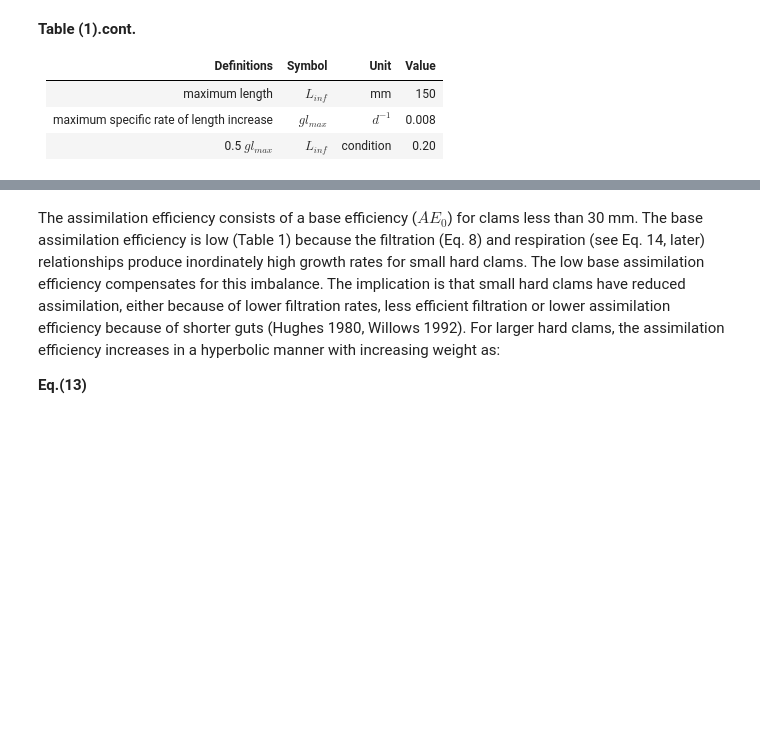
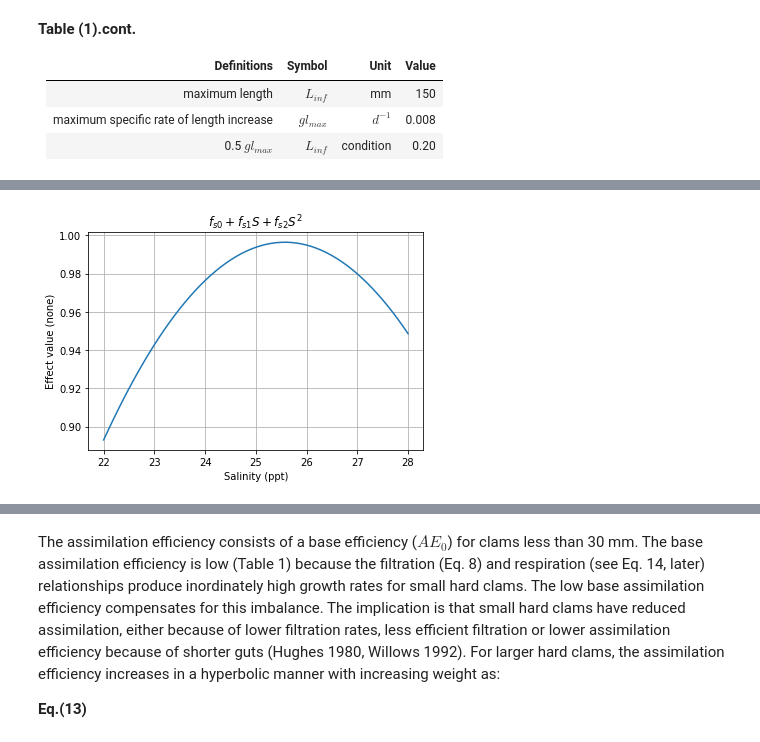
Before and after one commit to dlxiii/pdmc, a Jupyter notebook: paper_note.ipynb, the cells around one changed output, grey strips where cells are left out. Drawn from its saved outputs; the diff is of its cells as text; code cells hidden in the pictures; blank space fills up the shorter version.

```diff
--- a/paper_note.ipynb
+++ b/paper_note.ipynb
@@ -292,0 +224,14 @@ where filtration rate ($FR$) is obtained from Eq. (11) and the weight-dependent
+# %%
+f_s0 = -4.302            # none
+f_s1 =  0.4144           # ppt^{-1}
+f_s2 = -8.1027*10**(-3)  # ppt^{-2}
+salin = np.linspace(22,28,61)
+y = f_s0 + f_s1 * salin + f_s2 * salin ** 2
+plt.plot(salin,y)
+plt.title('$f_{s0} + f_{s1}S + f_{s2}S^2$')
+plt.xlabel('Salinity (ppt)')
+plt.ylabel('Effect value (none)')
+plt.grid(True)
+plt.show()
+# %% [output]
+[figure, added]
```
Also changed, not shown: parts of 58 cells of this notebook.
